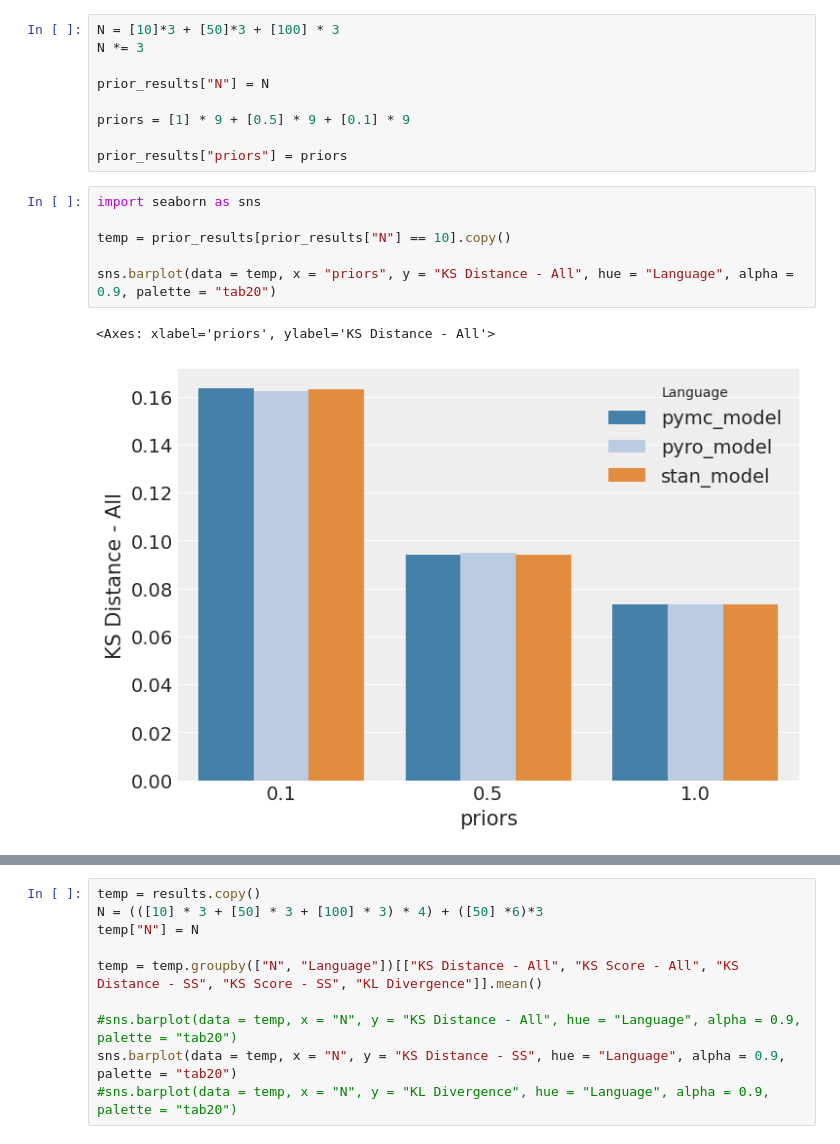
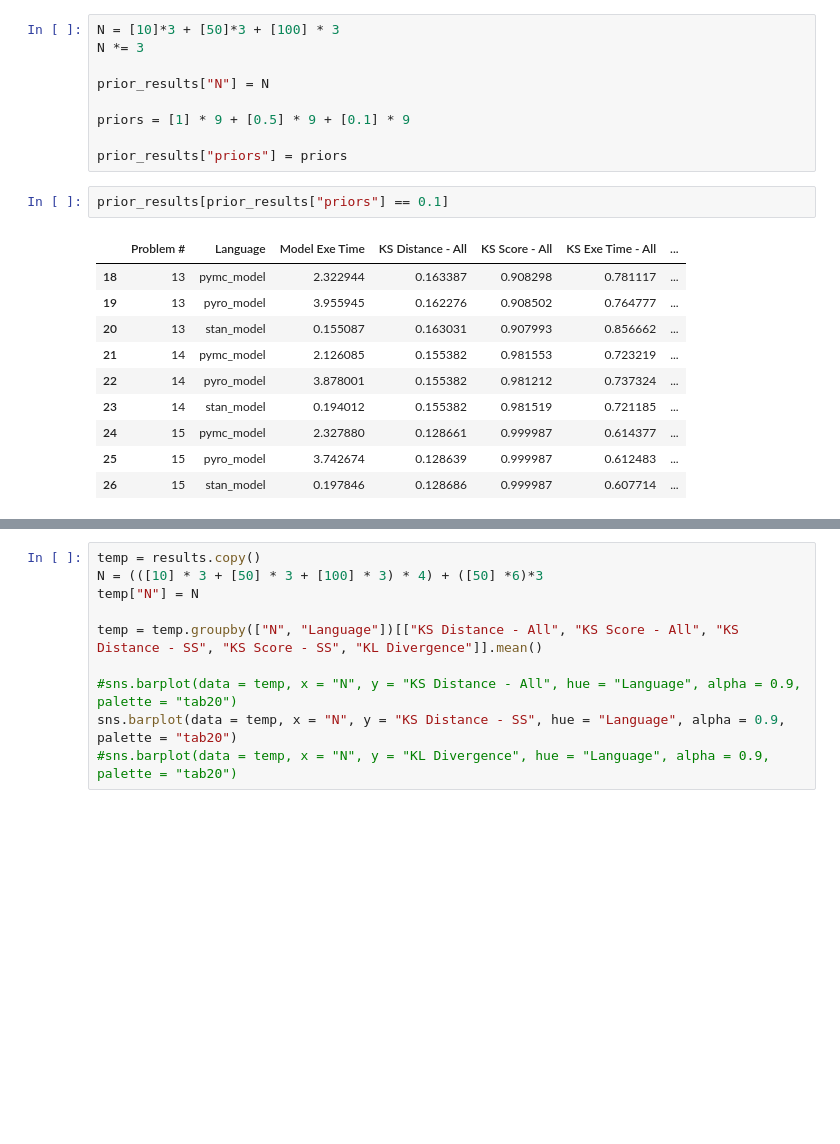
Before and after one commit to patrick-pagni/whats_your_bench, a Jupyter notebook: notebooks/analysis.ipynb, the cells around one changed output, grey strips where cells are left out. Saved outputs shown, nothing was run; the diff lists cells and outputs as text; blank space fills up the shorter version.

```diff
--- a/notebooks/analysis.ipynb
+++ b/notebooks/analysis.ipynb
@@ -134,12 +134,16 @@ prior_results["N"] = N
 priors = [1] * 9 + [0.5] * 9 + [0.1] * 9
 
 prior_results["priors"] = priors
-# %%
-import seaborn as sns
-
-temp = prior_results[prior_results["N"] == 10].copy()
-
-sns.barplot(data = temp, x = "priors", y = "KS Distance - All", hue = "Language", alpha = 0.9, palette = "tab20")
-# %% [output]
-<Axes: xlabel='priors', ylabel='KS Distance - All'>
-[figure, removed]
+# %%
+prior_results[prior_results["priors"] == 0.1]
+# %% [output]
+|  | Problem # | Language | Model Exe Time | KS Distance - All | KS Score - All | KS Exe Time - All | ... |
+| 18 | 13 | pymc_model | 2.322944 | 0.163387 | 0.908298 | 0.781117 | ... |
+| 19 | 13 | pyro_model | 3.955945 | 0.162276 | 0.908502 | 0.764777 | ... |
+| 20 | 13 | stan_model | 0.155087 | 0.163031 | 0.907993 | 0.856662 | ... |
+| 21 | 14 | pymc_model | 2.126085 | 0.155382 | 0.981553 | 0.723219 | ... |
+| 22 | 14 | pyro_model | 3.878001 | 0.155382 | 0.981212 | 0.737324 | ... |
+| 23 | 14 | stan_model | 0.194012 | 0.155382 | 0.981519 | 0.721185 | ... |
+| 24 | 15 | pymc_model | 2.327880 | 0.128661 | 0.999987 | 0.614377 | ... |
+| 25 | 15 | pyro_model | 3.742674 | 0.128639 | 0.999987 | 0.612483 | ... |
+| 26 | 15 | stan_model | 0.197846 | 0.128686 | 0.999987 | 0.607714 | ... |
```
Also changed, not shown: parts of 4 cells of this notebook, 5 other files.
